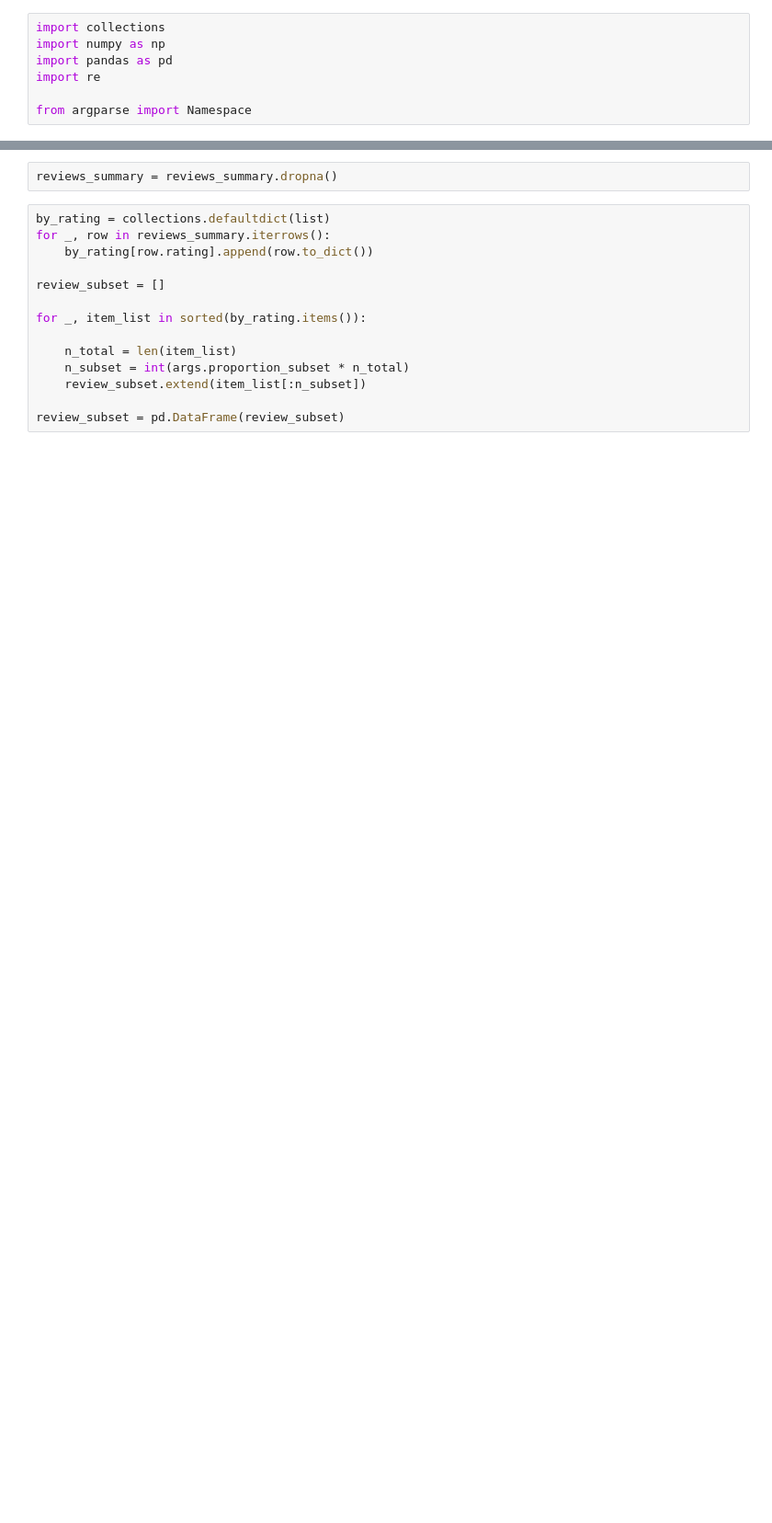
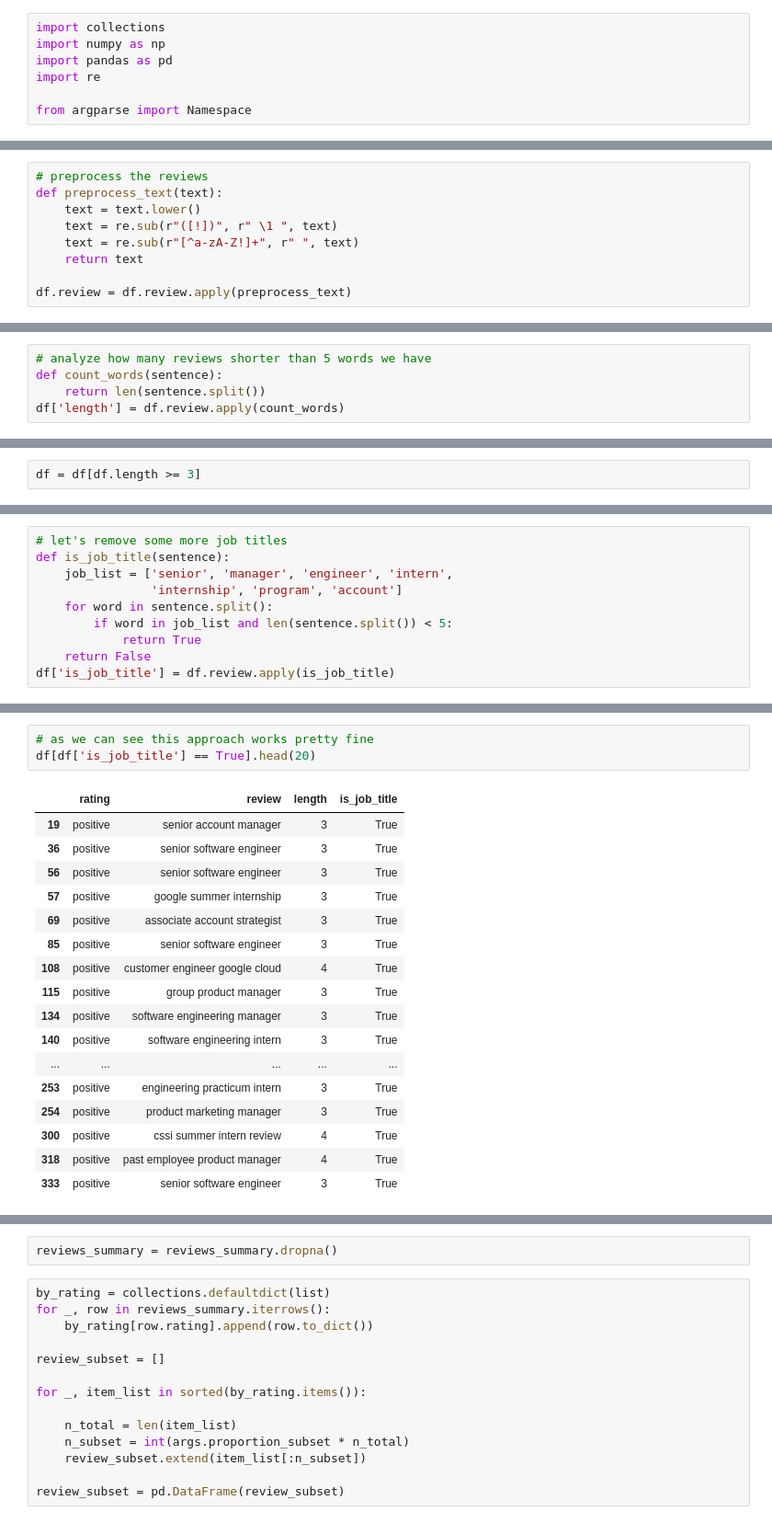
Before and after one commit to ilyarudyak/cs230_project, a Jupyter notebook: company_ratings/data_prep/data_prep.ipynb, the cells around one changed output, grey strips where cells are left out. Shown at 92% size. Cells and saved outputs as stored; diff of their text form; blank space fills up the shorter version.

```diff
--- a/company_ratings/data_prep/data_prep.ipynb
+++ b/company_ratings/data_prep/data_prep.ipynb
@@ -22,0 +93,9 @@ args = Namespace(
+# %%
+# preprocess the reviews
+def preprocess_text(text):
+    text = text.lower()
+    text = re.sub(r"([!])", r" \1 ", text)
+    text = re.sub(r"[^a-zA-Z!]+", r" ", text)
+    return text
+
+df.review = df.review.apply(preprocess_text)
@@ -22,0 +111,5 @@ args = Namespace(
+# %%
+# analyze how many reviews shorter than 5 words we have
+def count_words(sentence):
+    return len(sentence.split())
+df['length'] = df.review.apply(count_words)
@@ -22,0 +146,2 @@ args = Namespace(
+# %%
+df = df[df.length >= 3]
@@ -22,0 +205,10 @@ args = Namespace(
+# %%
+# let's remove some more job titles
+def is_job_title(sentence):
+    job_list = ['senior', 'manager', 'engineer', 'intern',
+                'internship', 'program', 'account']
+    for word in sentence.split():
+        if word in job_list and len(sentence.split()) < 5:
+            return True
+    return False
+df['is_job_title'] = df.review.apply(is_job_title)
@@ -22,0 +222,21 @@ args = Namespace(
+# %%
+# as we can see this approach works pretty fine
+df[df['is_job_title'] == True].head(20)
+# %% [output]
+|  | rating | review | length | is_job_title |
+| 19 | positive | senior account manager | 3 | True |
+| 36 | positive | senior software engineer | 3 | True |
+| 56 | positive | senior software engineer | 3 | True |
+| 57 | positive | google summer internship | 3 | True |
+| 69 | positive | associate account strategist | 3 | True |
+| 85 | positive | senior software engineer | 3 | True |
+| 108 | positive | customer engineer google cloud | 4 | True |
+| 115 | positive | group product manager | 3 | True |
+| 134 | positive | software engineering manager | 3 | True |
+| 140 | positive | software engineering intern | 3 | True |
+| ... | ... | ... | ... | ... |
+| 253 | positive | engineering practicum intern | 3 | True |
+| 254 | positive | product marketing manager | 3 | True |
+| 300 | positive | cssi summer intern review | 4 | True |
+| 318 | positive | past employee product manager | 4 | True |
+| 333 | positive | senior software engineer | 3 | True |
```
Also changed, not shown: parts of 32 cells of this notebook, 3 other files.
